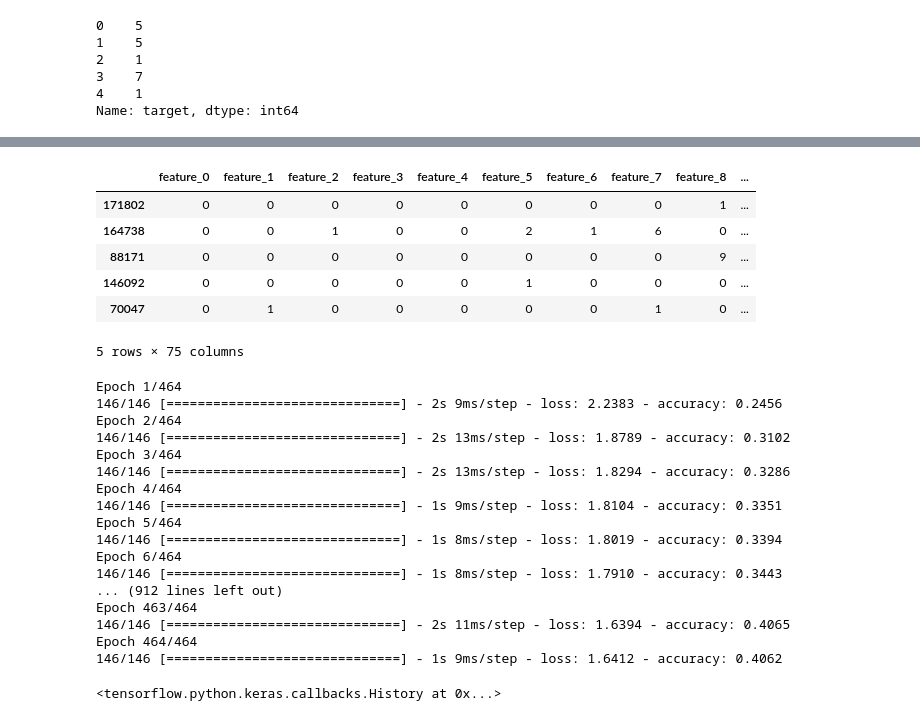
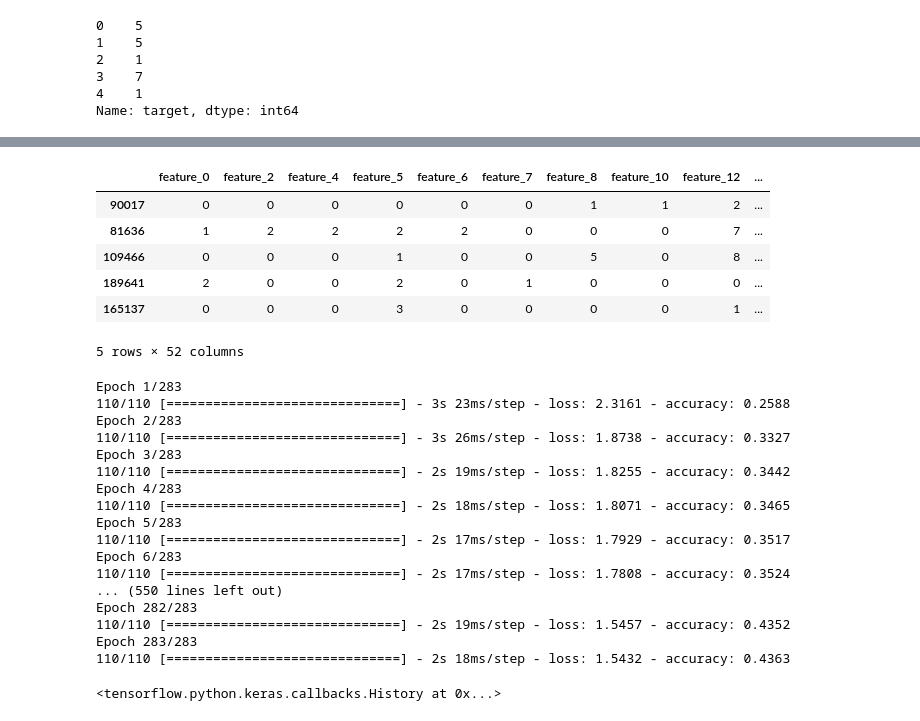
Before and after one commit to TRYM-YOSHIKI/Tablar_jun_1, a Jupyter notebook: tabular_jun_NN.ipynb, the cells around one changed output, grey strips where cells are left out. Cells and saved outputs as stored; diff of their text form; code cells hidden in the pictures.

```diff
--- a/tabular_jun_NN.ipynb
+++ b/tabular_jun_NN.ipynb
@@ -97,3 +96,15 @@ train.target.head()
 3    7
 4    1
 Name: target, dtype: int64
+# %%
+# 遺伝子座に基づいて特徴量抽出する
+drop_count = 0
+dna = np.array([1, 0, 1, 0, 1, 1, 1, 1, 1, 0, 1, 0, 1, 1, 1, 1, 1, 1, 1, 0, 1, 1, 0, 1, 1, 1, 1, 1, 0, 1, 1, 1, 0, 0, 1, 0, 1, 1, 1, 1, 1, 0, 1, 1, 1, 1, 0, 0, 1, 1, 1, 1, 1, 1, 0, 0, 0, 1, 1, 0, 0, 0, 1, 1, 1, 0, 1, 1, 1, 1, 1, 0, 1, 0, 0])
+input_num = np.sum(dna)
+for i, d in enumerate(dna):
+    if d == 0:
+        train = train.drop(train.columns[[i+1-drop_count]], axis=1)
+        drop_count += 1
+
+# 冒頭を表示して確認
+train.head()
@@ -102,18 +121,18 @@ Name: target, dtype: int64
 train_x, train_y = train.drop(['target'], axis=1).drop(['id'], axis=1), train.target
 # %%
 #trainデータを学習データと検証データに分割する
-x_train, x_test, y_train, y_test = train_test_split(train_x, train_y, test_size=0.3)
+x_train, x_test, y_train, y_test = train_test_split(train_x, train_y, test_size=0.2)
 
 #冒頭を表示して確認
 x_train.head()
 # %% [output]
-|  | feature_0 | feature_1 | feature_2 | feature_3 | feature_4 | feature_5 | feature_6 | feature_7 | feature_8 | ... |
-| 171802 | 0 | 0 | 0 | 0 | 0 | 0 | 0 | 0 | 1 | ... |
-| 164738 | 0 | 0 | 1 | 0 | 0 | 2 | 1 | 6 | 0 | ... |
-| 88171 | 0 | 0 | 0 | 0 | 0 | 0 | 0 | 0 | 9 | ... |
-| 146092 | 0 | 0 | 0 | 0 | 0 | 1 | 0 | 0 | 0 | ... |
-| 70047 | 0 | 1 | 0 | 0 | 0 | 0 | 0 | 1 | 0 | ... |
+|  | feature_0 | feature_2 | feature_4 | feature_5 | feature_6 | feature_7 | feature_8 | feature_10 | feature_12 | ... |
+| 90017 | 0 | 0 | 0 | 0 | 0 | 0 | 1 | 1 | 2 | ... |
+| 81636 | 1 | 2 | 2 | 2 | 2 | 0 | 0 | 0 | 7 | ... |
+| 109466 | 0 | 0 | 0 | 1 | 0 | 0 | 5 | 0 | 8 | ... |
+| 189641 | 2 | 0 | 0 | 2 | 0 | 1 | 0 | 0 | 0 | ... |
+| 165137 | 0 | 0 | 0 | 3 | 0 | 0 | 0 | 0 | 1 | ... |
-5 rows × 75 columns
+5 rows × 52 columns
 # %%
 #モデルを構築
 model = keras.Sequential([
@@ -133,25 +150,25 @@ model.compile(optimizer='adam',
               metrics=['accuracy'])
 # %%
 #学習させる
-model.fit(x_train, y_train, batch_size=960, epochs=464)
+model.fit(x_train, y_train, batch_size=1460, epochs=283)
 # %% [output]
-Epoch 1/464
-146/146 [==============================] - 2s 9ms/step - loss: 2.2383 - accuracy: 0.2456
-Epoch 2/464
-146/146 [==============================] - 2s 13ms/step - loss: 1.8789 - accuracy: 0.3102
-Epoch 3/464
-146/146 [==============================] - 2s 13ms/step - loss: 1.8294 - accuracy: 0.3286
-Epoch 4/464
-146/146 [==============================] - 1s 9ms/step - loss: 1.8104 - accuracy: 0.3351
-Epoch 5/464
-146/146 [==============================] - 1s 8ms/step - loss: 1.8019 - accuracy: 0.3394
-Epoch 6/464
-146/146 [==============================] - 1s 8ms/step - loss: 1.7910 - accuracy: 0.3443
-... (912 lines left out)
-Epoch 463/464
-146/146 [==============================] - 2s 11ms/step - loss: 1.6394 - accuracy: 0.4065
-Epoch 464/464
-146/146 [==============================] - 1s 9ms/step - loss: 1.6412 - accuracy: 0.4062
+Epoch 1/283
+110/110 [==============================] - 3s 23ms/step - loss: 2.3161 - accuracy: 0.2588
+Epoch 2/283
+110/110 [==============================] - 3s 26ms/step - loss: 1.8738 - accuracy: 0.3327
+Epoch 3/283
+110/110 [==============================] - 2s 19ms/step - loss: 1.8255 - accuracy: 0.3442
+Epoch 4/283
+110/110 [==============================] - 2s 18ms/step - loss: 1.8071 - accuracy: 0.3465
+Epoch 5/283
+110/110 [==============================] - 2s 17ms/step - loss: 1.7929 - accuracy: 0.3517
+Epoch 6/283
+110/110 [==============================] - 2s 17ms/step - loss: 1.7808 - accuracy: 0.3524
+... (550 lines left out)
+Epoch 282/283
+110/110 [==============================] - 2s 19ms/step - loss: 1.5457 - accuracy: 0.4352
+Epoch 283/283
+110/110 [==============================] - 2s 18ms/step - loss: 1.5432 - accuracy: 0.4363
 <tensorflow.python.keras.callbacks.History at 0x...>
 # %%
 # 検証データへの精度
```
Also changed, not shown: parts of 10 cells of this notebook.
